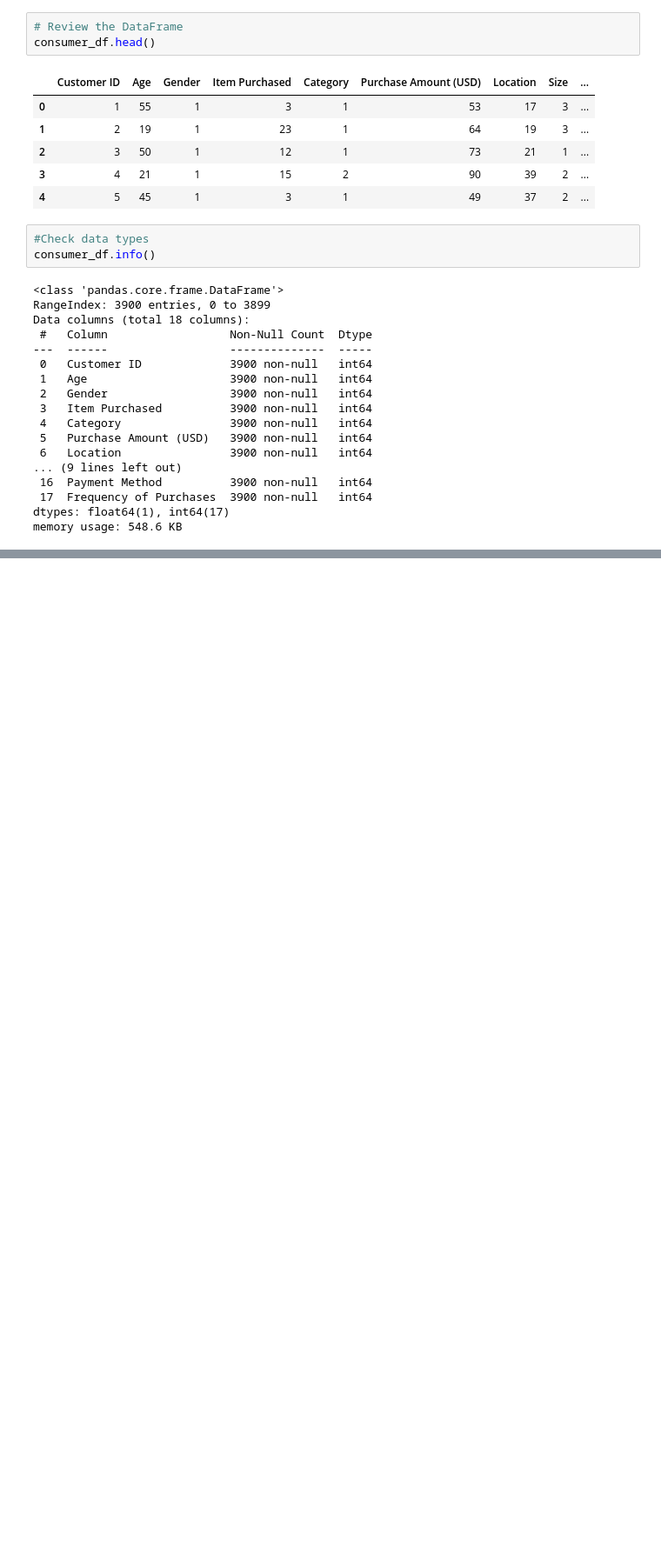
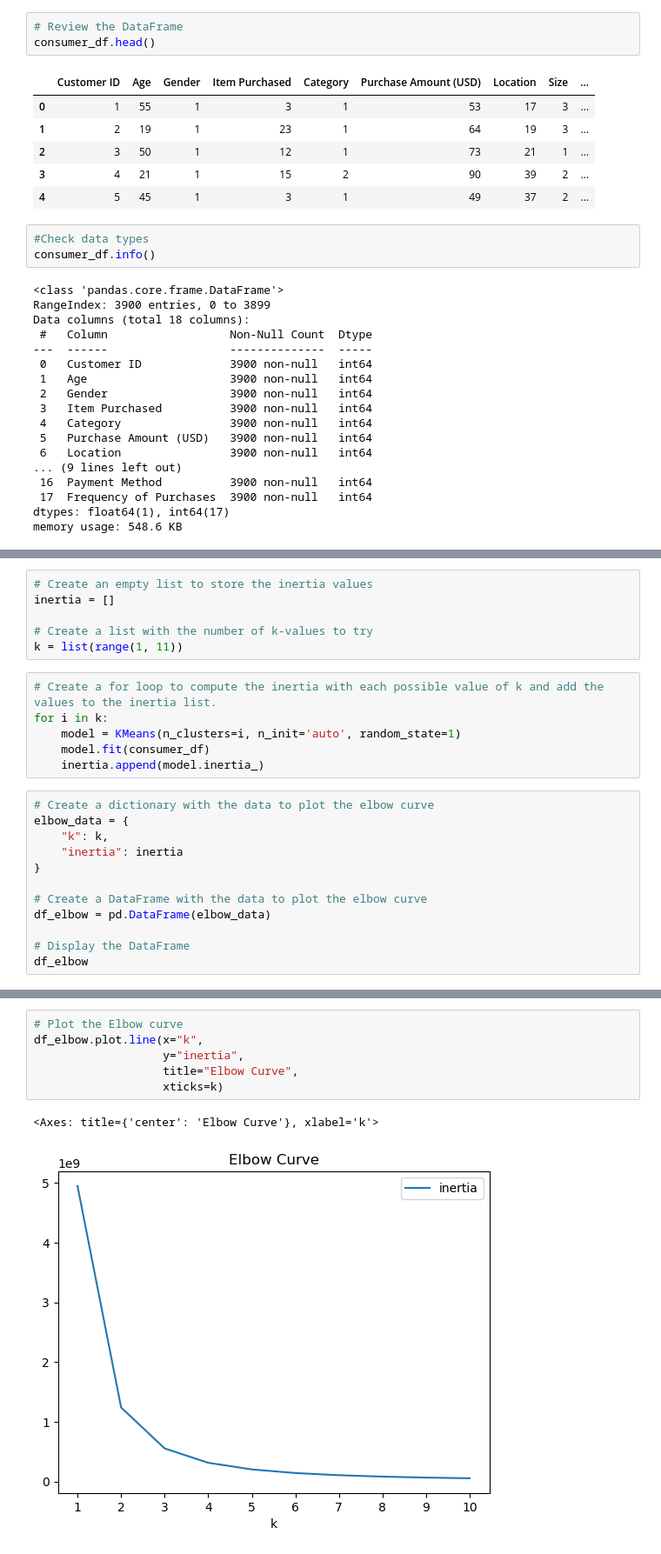
Before and after one commit to kylekerner/project2, a Jupyter notebook: project2.ipynb, the cells around one changed output, grey strips where cells are left out. Shown: that part at 87% size. Drawn from its saved outputs; the diff is of its cells as text; blank space fills up the shorter version.

Commit message:
add code from end of Thursday class - working on encoders and cleaning data

```diff
--- a/project2.ipynb
+++ b/project2.ipynb
@@ -469,0 +482,24 @@ memory usage: 548.6 KB
+# %%
+# Create an empty list to store the inertia values
+inertia = []
+
+# Create a list with the number of k-values to try
+k = list(range(1, 11))
+# %%
+# Create a for loop to compute the inertia with each possible value of k and add the values to the inertia list.
+for i in k:
+    model = KMeans(n_clusters=i, n_init='auto', random_state=1)
+    model.fit(consumer_df)
+    inertia.append(model.inertia_)
+# %%
+# Create a dictionary with the data to plot the elbow curve
+elbow_data = {
+    "k": k,
+    "inertia": inertia
+}
+
+# Create a DataFrame with the data to plot the elbow curve
+df_elbow = pd.DataFrame(elbow_data)
+
+# Display the DataFrame
+df_elbow
@@ -469,0 +518,9 @@ memory usage: 548.6 KB
+# %%
+# Plot the Elbow curve
+df_elbow.plot.line(x="k",
+                   y="inertia",
+                   title="Elbow Curve",
+                   xticks=k)
+# %% [output]
+<Axes: title={'center': 'Elbow Curve'}, xlabel='k'>
+[figure, added]
```
Also changed, not shown: parts of 7 cells of this notebook.
